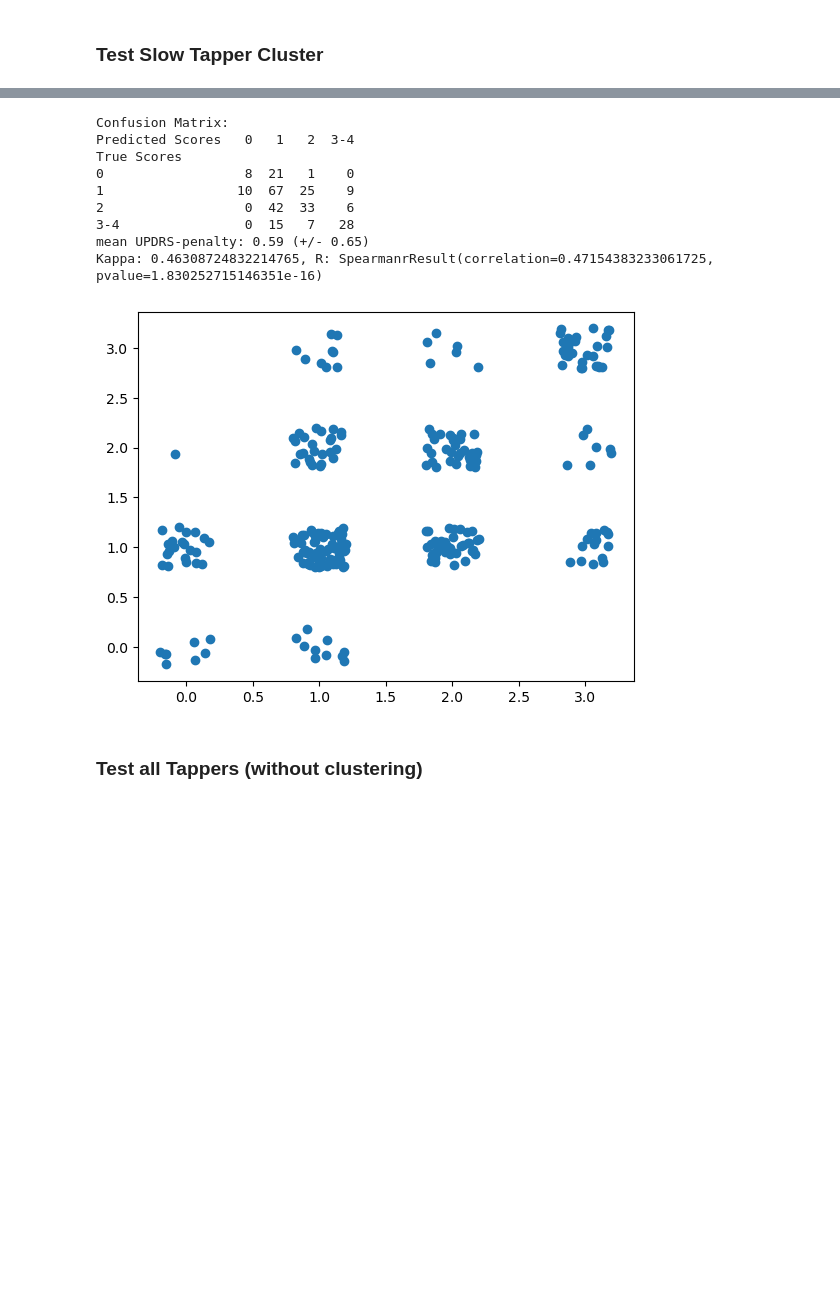
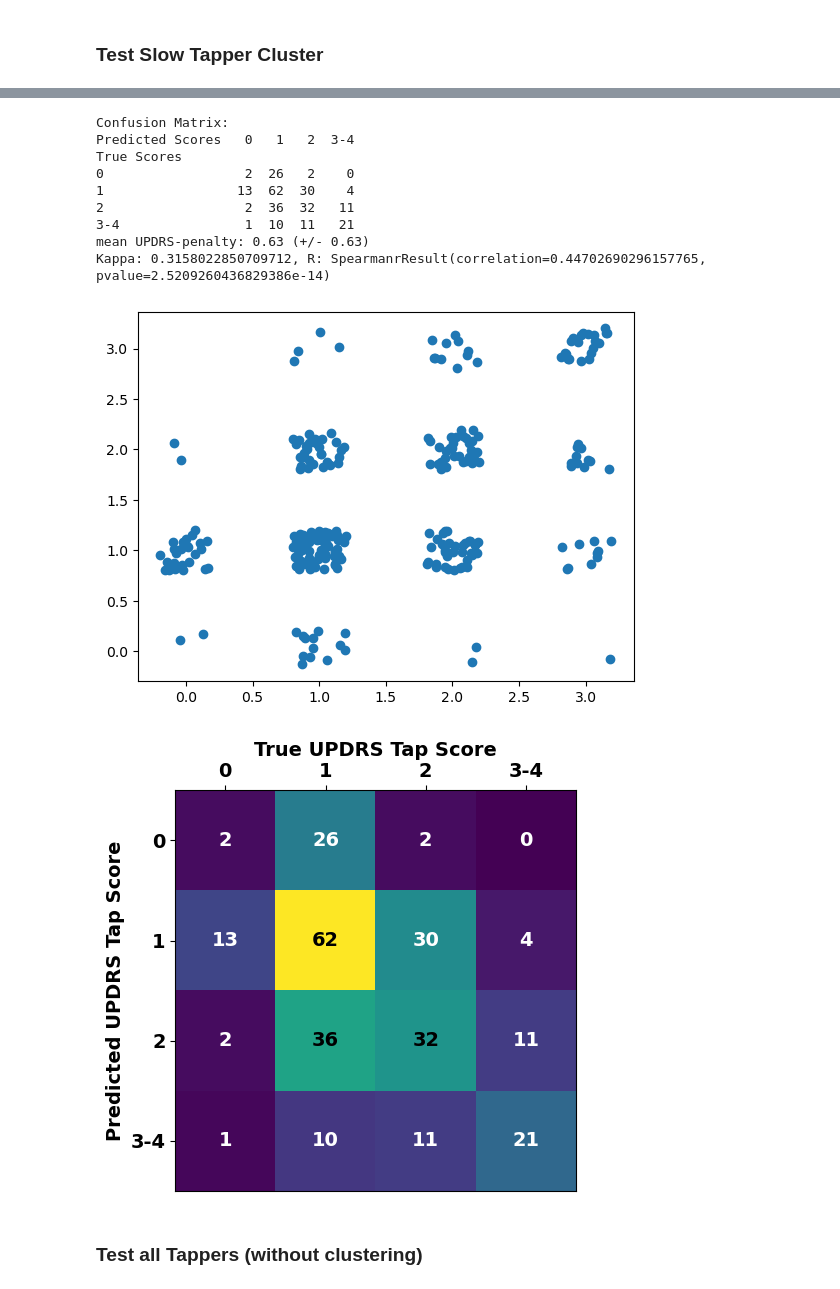
Before and after one commit to jgvhabets/updrsTapping, a Jupyter notebook: updrsTapping_predictions.ipynb, the cells around one changed output, grey strips where cells are left out. Cells and saved outputs as stored; diff of their text form; code cells hidden in the pictures; blank space fills up the shorter version.

Commit message:
added HOLDOUT prediction performance incl plotting of results

```diff
--- a/updrsTapping_predictions.ipynb
+++ b/updrsTapping_predictions.ipynb
@@ -158,7 +141,7 @@ datasplit_subs = get_split.find_dev_holdout_split(
     feats=USE_FT_CLASS,
     subs_excl=SUBS_EXCL,
     traces_excl=TRACES_EXCL,
-    choose_random_split=N_RANDOM_SPLIT
+    # choose_random_split=None
 )
 
 if DATASPLIT == 'CROSSVAL': SUBS_EXCL.extend(datasplit_subs['hout'])
@@ -330,9 +258,9 @@ overall_perf['y_true'] = cv_data.y
 # %%
-# check for missing features (if nans are not masked above)
-for i, trace in enumerate(cv_data.ids):
+# # check for missing features (if nans are not masked above)
+# for i, trace in enumerate(cv_data.ids):
 
-    if np.isnan(cv_data.X[i, :]).any():
-        print(trace,
-              np.array(CLASS_FEATS)[np.isnan(cv_data.X[i, :])])
-        print()
+#     if np.isnan(cv_data.X[i, :]).any():
+#         print(trace,
+#               np.array(CLASS_FEATS)[np.isnan(cv_data.X[i, :])])
+#         print()
 # %% [markdown]
@@ -648,39 +624,68 @@ Kappa: 0.46308724832214765, R: SpearmanrResult(correlation=0.5681411952150235, p
 # %%
 ### COMBINE FAST AND SLOW CLUSTER OUTCOMES
 
 true_clusters = [l for l in [fast_true, slow_true, y_true_fewTaps]]
 true_clusters = [s for l in true_clusters for s in l]
 
 pred_clusters = [l for l in [fast_pred, slow_pred, y_pred_fewTaps]]
 pred_clusters = [s for l in pred_clusters for s in l]
 
 cm = cv_models.multiclass_conf_matrix(
       y_true=true_clusters, y_pred=pred_clusters,
       labels=mc_labels,
 )
 print(f'\nConfusion Matrix:\n{cm}')
 mean_pen, std_pen, _ = cv_models.get_penalties_from_conf_matr(cm)
 print(f'mean UPDRS-penalty: {round(mean_pen, 2)}'
         f' (+/- {round(std_pen, 2)})')
 
 print(f'Kappa: {k_score}, '
       f'R: {scipy.stats.spearmanr(true_clusters, pred_clusters)}')
 
 jitt = np.random.uniform(low=-.2, high=0.2, size=len(true_clusters))
 jitt2 = np.random.uniform(low=-.2, high=0.2, size=len(pred_clusters))
 plt.scatter(true_clusters+jitt, pred_clusters+jitt2)
 plt.show()
+
+fig, ax = plt.subplots(1, 1)
+im = ax.imshow(cm.values)
+
+# Show all ticks and label them with the respective list entries
+ax.xaxis.tick_top()
+ax.set_xticks(np.arange(len(mc_labels)))
+ax.set_yticks(np.arange(len(mc_labels)))
+ax.set_xticklabels(mc_labels, weight='bold', fontsize=fs)
+ax.set_yticklabels(mc_labels, weight='bold', fontsize=fs, )
+ax.xaxis.set_label_position('top')
+ax.set_xlabel('True UPDRS Tap Score', weight='bold', fontsize=fs, )
+ax.set_ylabel('Predicted UPDRS Tap Score', weight='bold', fontsize=fs)
+
+# Loop over data dimensions and create text annotations.
+for i in range(len(mc_labels)):
+    for j in range(len(mc_labels)):
+        value = cm.values[i, j]
+        if value > 30: txt_col ='k'
+        else: txt_col = 'w'
+        text = ax.text(
+            j, i, value, weight='bold', fontsize=fs,
+            ha="center", va="center", color=txt_col,
+      )
+
+plt.tight_layout()
+
+plt.show()
 # %% [output]
 Confusion Matrix:
 Predicted Scores   0   1   2  3-4
 True Scores
-0                  8  21   1    0
-1                 10  67  25    9
-2                  0  42  33    6
-3-4                0  15   7   28
-mean UPDRS-penalty: 0.59 (+/- 0.65)
-Kappa: 0.46308724832214765, R: SpearmanrResult(correlation=0.47154383233061725, pvalue=1.830252715146351e-16)
+0                  2  26   2    0
+1                 13  62  30    4
+2                  2  36  32   11
+3-4                1  10  11   21
+mean UPDRS-penalty: 0.63 (+/- 0.63)
+Kappa: 0.3158022850709712, R: SpearmanrResult(correlation=0.44702690296157765, pvalue=2.5209260436829386e-14)
-[figure, old version]
+[figure, new version]
+[figure, added]
 # %% [markdown]
 ### Test all Tappers (without clustering)
 # %%
```
Also changed, not shown: parts of 13 cells of this notebook, 8 other files.
